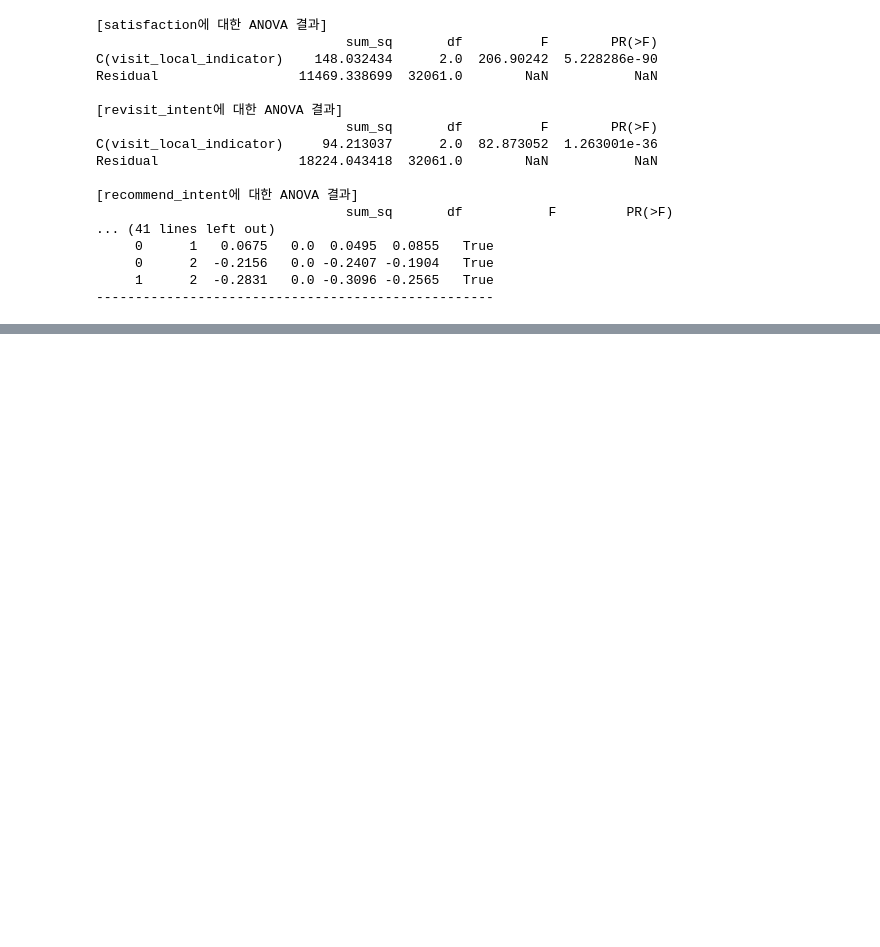
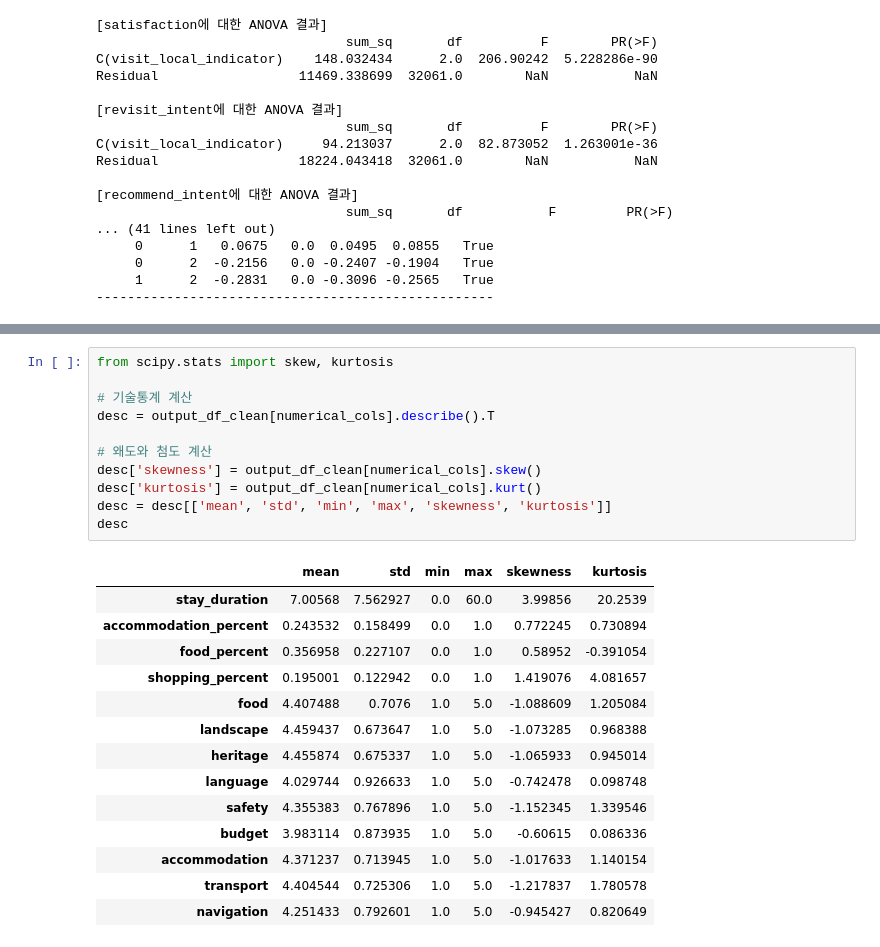
Before and after one commit to seoulAlpha/seoulAlpha, a Jupyter notebook: notebook.ipynb, the cells around one changed output, grey strips where cells are left out. Cells and saved outputs as stored; diff of their text form; blank space fills up the shorter version.

```diff
--- a/notebook.ipynb
+++ b/notebook.ipynb
@@ -842,0 +965,26 @@ for col in cols:
+# %%
+from scipy.stats import skew, kurtosis
+
+# 기술통계 계산
+desc = output_df_clean[numerical_cols].describe().T
+
+# 왜도와 첨도 계산
+desc['skewness'] = output_df_clean[numerical_cols].skew()
+desc['kurtosis'] = output_df_clean[numerical_cols].kurt()
+desc = desc[['mean', 'std', 'min', 'max', 'skewness', 'kurtosis']]
+desc
+# %% [output]
+|  | mean | std | min | max | skewness | kurtosis |
+| stay_duration | 7.00568 | 7.562927 | 0.0 | 60.0 | 3.99856 | 20.2539 |
+| accommodation_percent | 0.243532 | 0.158499 | 0.0 | 1.0 | 0.772245 | 0.730894 |
+| food_percent | 0.356958 | 0.227107 | 0.0 | 1.0 | 0.58952 | -0.391054 |
+| shopping_percent | 0.195001 | 0.122942 | 0.0 | 1.0 | 1.419076 | 4.081657 |
+| food | 4.407488 | 0.7076 | 1.0 | 5.0 | -1.088609 | 1.205084 |
+| landscape | 4.459437 | 0.673647 | 1.0 | 5.0 | -1.073285 | 0.968388 |
+| heritage | 4.455874 | 0.675337 | 1.0 | 5.0 | -1.065933 | 0.945014 |
+| language | 4.029744 | 0.926633 | 1.0 | 5.0 | -0.742478 | 0.098748 |
+| safety | 4.355383 | 0.767896 | 1.0 | 5.0 | -1.152345 | 1.339546 |
+| budget | 3.983114 | 0.873935 | 1.0 | 5.0 | -0.60615 | 0.086336 |
+| accommodation | 4.371237 | 0.713945 | 1.0 | 5.0 | -1.017633 | 1.140154 |
+| transport | 4.404544 | 0.725306 | 1.0 | 5.0 | -1.217837 | 1.780578 |
+| navigation | 4.251433 | 0.792601 | 1.0 | 5.0 | -0.945427 | 0.820649 |
```
Also changed, not shown: parts of 6 cells of this notebook.
